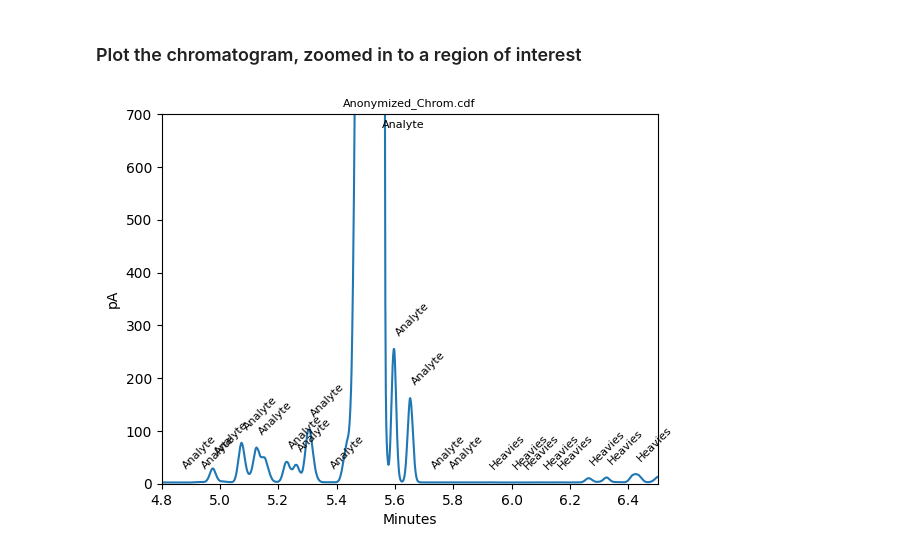
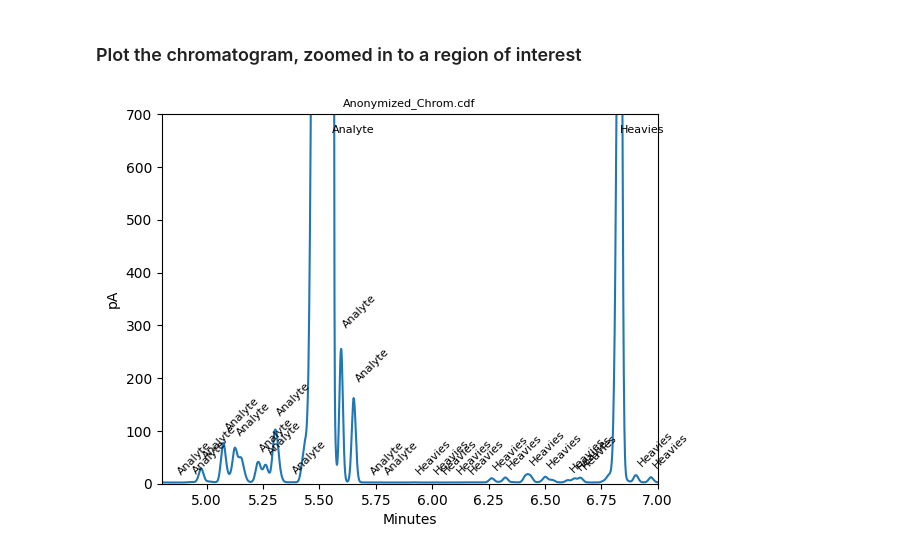
Before and after one commit to jnw022/chrom_monitor, a Jupyter notebook: CDF Reader Anonymized.ipynb, the cells around one changed output. Cells and saved outputs as stored; diff of their text form; code cells hidden in the pictures.

```diff
--- a/CDF Reader Anonymized.ipynb
+++ b/CDF Reader Anonymized.ipynb
@@ -115,6 +136,7 @@ class Peak_Group:
         global_start (numeric):  Retention time of the first integration event of the first peak in the group.
         global_stop (numeric):   Retention time of the last integration event of the first peak in the group.
         defs (2D list):          List of start/stop intervals for each section of the group--equal to the global start/stop if the group is continuous.
+        norm_defs (2D list):     List of start/stop intervals normalized to a reference peak.
         peaks (list):            List of Peak objects belonging to the group.
     """
 
@@ -130,6 +152,7 @@ class Peak_Group:
         self.global_start = np.inf
         self.global_stop = 0
         self.defs = []
+        self.norm_defs = []
         self.peaks = []
 
         # TODO: allow initialization with a single peak without wrapping it in a list
@@ -156,7 +179,7 @@ class Peak_Group:
         """
 
         interval_start = np.inf
-        interval_end = 0
+        interval_end = -1 * np.inf
 
         for peak in peaks:
             if peak.start_time < interval_start:
@@ -165,6 +188,21 @@ class Peak_Group:
                 interval_end = peak.stop_time
 
         return interval_start, interval_end
+
+    def get_major_peak(self):
+        """
+        Get the major peak of a group
+
+        Params:
+            None
+        """
+
+        major_peak = self.peaks[0]  # initialize with the first peak in the group
+        for peak in self.peaks:
+            if peak.area > major_peak.area:
+                major_peak = peak
+
+        return major_peak
 
     def add_peaks(self, peaks):
         """
@@ -183,6 +221,24 @@ class Peak_Group:
 
         self.peaks += peaks
         self.defs.append([interval_start, interval_stop])
+
+    def normalize_group_def(self, reference_peak):
+        """
+        Normalize the group definitions by the retention time of a reference peak.
+
+        Params:
+            reference_peak (Peak):  User-defined reference peak.
+        """
+
+        norm_defs = []
+        for start, stop in self.defs:
+            norm_start = start / reference_peak.apex_time
+            norm_stop = stop / reference_peak.apex_time
+            norm_defs.append([norm_start, norm_stop])
+
+        self.norm_defs = norm_defs
+
+        return self.norm_defs
 # %% [markdown]
 ### Build a class to parse the NetCDF4 data and handle the chromatogram-level functionality and data
 # %%
@@ -348,6 +491,6 @@ for index, name in enumerate(chrom.peak_names):
 # %% [markdown]
 ### Plot the chromatogram, zoomed in to a region of interest
 # %%
-chrom.plot(xmin=4.8, xmax=6.5, ymax=700)
+chrom.plot(norm_ret_times=False, labels=True, xmin=4.8, xmax=7, ymax=700)
 # %% [output]
-[figure, old version]
+[figure, new version]
```
Also changed, not shown: parts of 7 cells of this notebook.
